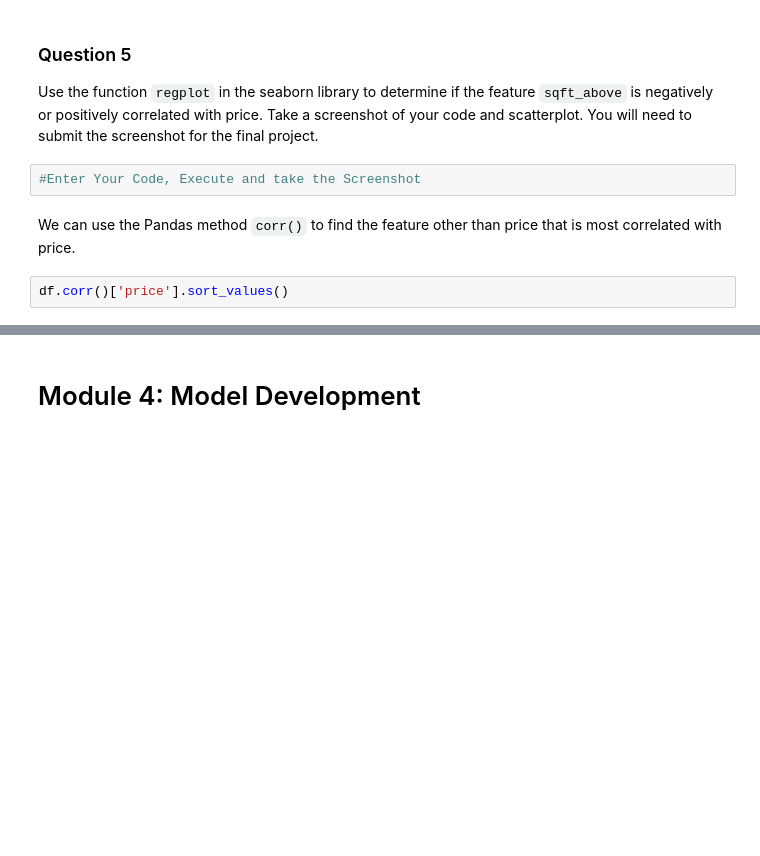
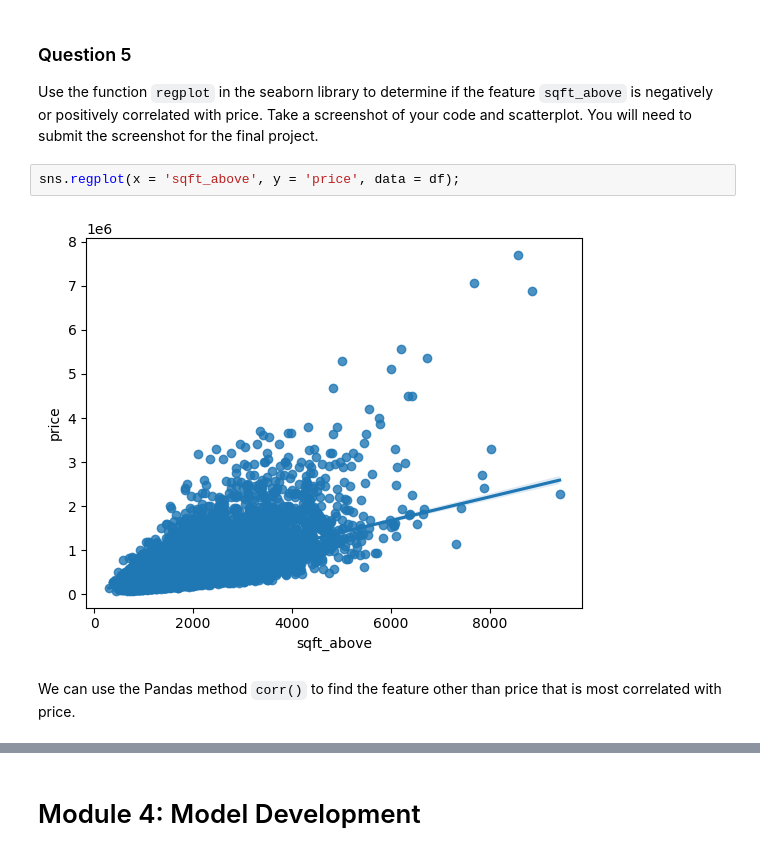
Before and after one commit to NikkideVries/Coursera-Work, a Jupyter notebook: House_Sales_in_King_Count_USA-20231003-1696291200.jupyterlite.ipynb, the cells around one changed output, grey strips where cells are left out. Cells and saved outputs as stored; diff of their text form; blank space fills up the shorter version.

```diff
--- a/House_Sales_in_King_Count_USA-20231003-1696291200.jupyterlite.ipynb
+++ b/House_Sales_in_King_Count_USA-20231003-1696291200.jupyterlite.ipynb
@@ -175,9 +235,9 @@ Use the function <code>boxplot</code> in the seaborn library  to  determine whet
 ### Question 5
 
 Use the function <code>regplot</code>  in the seaborn library  to  determine if the feature <code>sqft_above</code> is negatively or positively correlated with price. Take a screenshot of your code and scatterplot. You will need to submit the screenshot for the final project.
-# %%
-#Enter Your Code, Execute and take the Screenshot
+# %%
+sns.regplot(x = 'sqft_above', y = 'price', data = df);
+# %% [output]
+[figure, added]
 # %% [markdown]
 We can use the Pandas method <code>corr()</code>  to find the feature other than price that is most correlated with price.
-# %%
-df.corr()['price'].sort_values()
```
Also changed, not shown: parts of 29 cells of this notebook.
